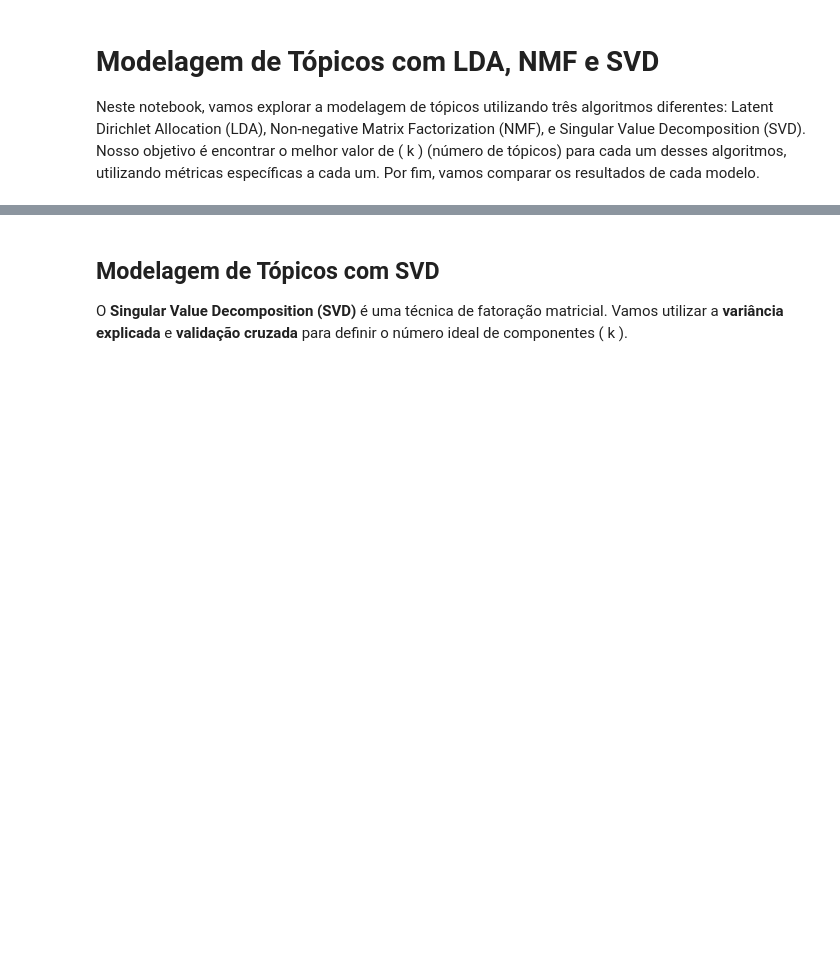
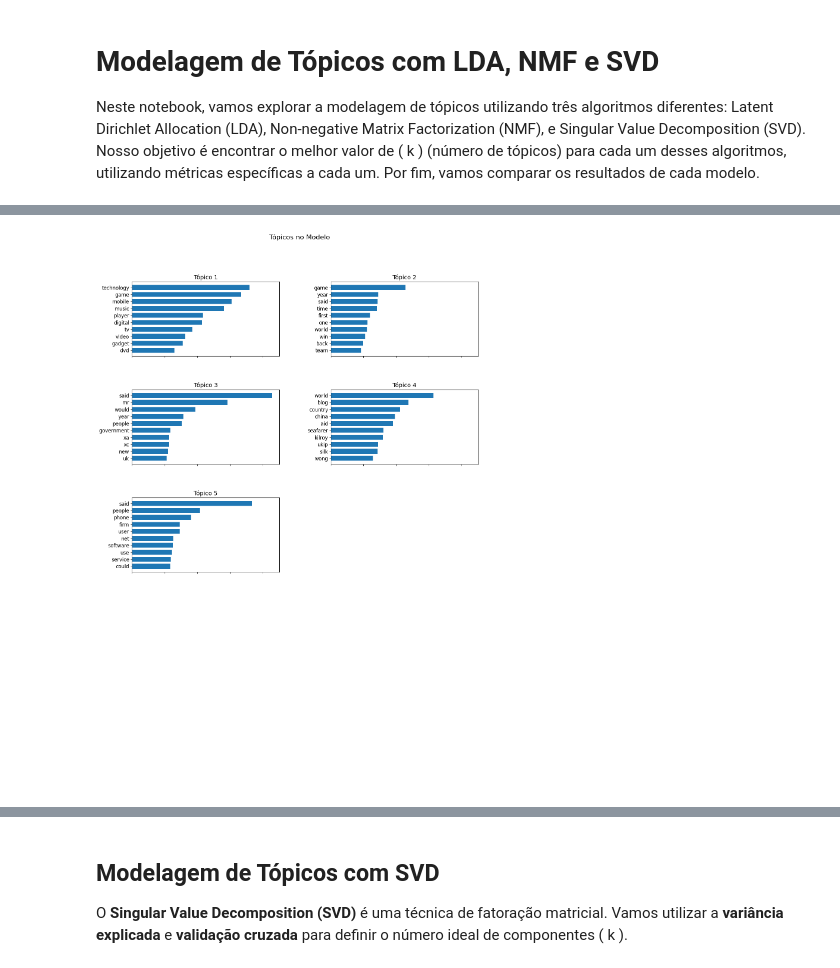
Before and after one commit to ecaf1/NPL_STUDLOG, a Jupyter notebook: Exercise_list/List_2/Topic_Modeling.ipynb, the cells around one changed output, grey strips where cells are left out. Drawn from its saved outputs; the diff is of its cells as text; code cells hidden in the pictures; blank space fills up the shorter version.

```diff
--- a/Exercise_list/List_2/Topic_Modeling.ipynb
+++ b/Exercise_list/List_2/Topic_Modeling.ipynb
@@ -47,0 +112,25 @@ Aqui analisamos o **erro de reconstrução** para encontrar o melhor número de
+# %%
+def plot_lda_topics(model, num_topics, num_words=10):
+    fig, axes = plt.subplots(5, 2, figsize=(15, 20), sharex=True)
+    axes = axes.flatten()
+
+    for i, ax in enumerate(axes):
+        if i < num_topics:
+            topic_words = model.show_topic(i, num_words)
+            words, weights = zip(*topic_words)
+            ax.barh(words, weights, height=0.7)
+            ax.set_title(f'Tópico {i+1}', fontsize=14)
+            ax.invert_yaxis()
+            ax.tick_params(axis='both', which='major', labelsize=12)
+        else:
+            ax.axis('off')
+
+    plt.subplots_adjust(top=0.9, bottom=0.05, wspace=0.35, hspace=0.45)
+    plt.suptitle(f'Tópicos no Modelo', fontsize=16)
+    plt.show()
+
+lda = LdaModel(corpus=corpus, id2word=id2word, num_topics=5, random_state=100,
+                         update_every=1, chunksize=100, passes=10, alpha='auto', per_word_topics=True)
+plot_lda_topics(lda, 5)
+# %% [output]
+[figure, added]
```
Also changed, not shown: parts of 16 cells of this notebook.
